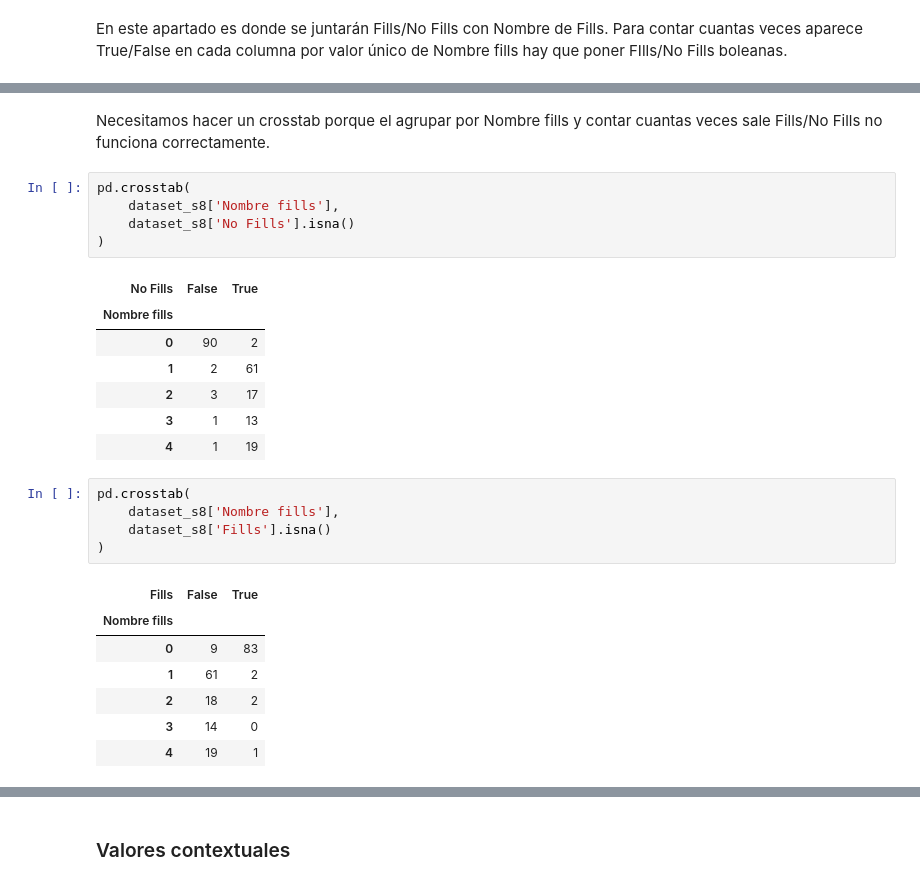
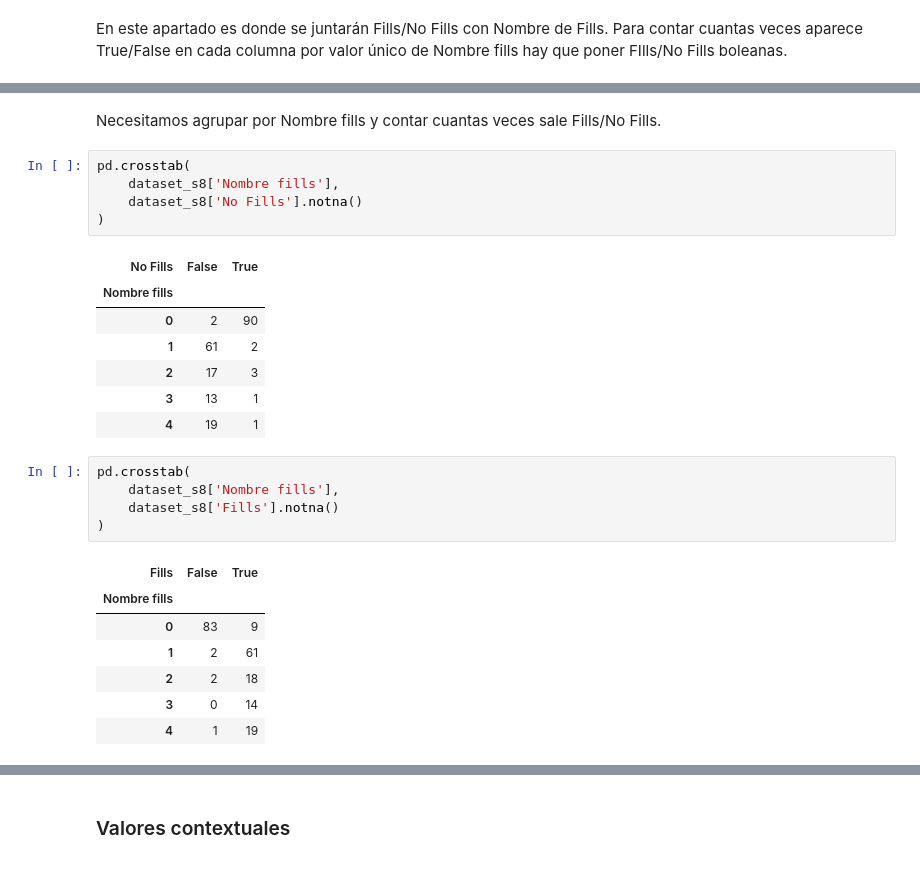
Before and after one commit to noelcarrionmatias/IT_Data, a Jupyter notebook: Especializacion/8_Sprint/ejercicios_s8.ipynb, the cells around one changed output, grey strips where cells are left out. Cells and saved outputs as stored; diff of their text form.

```diff
--- a/Especializacion/8_Sprint/ejercicios_s8.ipynb
+++ b/Especializacion/8_Sprint/ejercicios_s8.ipynb
@@ -1225,30 +1225,30 @@ dataset_s8['No Fills'].unique()
 [nan, 'True']
 Length: 2, dtype: str
 # %% [markdown]
-Necesitamos hacer un crosstab porque el agrupar por Nombre fills y contar cuantas veces sale Fills/No Fills no funciona correctamente.
+Necesitamos agrupar por Nombre fills y contar cuantas veces sale Fills/No Fills.
 # %%
 pd.crosstab(
     dataset_s8['Nombre fills'],
-    dataset_s8['No Fills'].isna()
+    dataset_s8['No Fills'].notna()
 )
 # %% [output]
 | No Fills | False | True |
 | Nombre fills |  |  |
-| 0 | 90 | 2 |
-| 1 | 2 | 61 |
-| 2 | 3 | 17 |
-| 3 | 1 | 13 |
-| 4 | 1 | 19 |
+| 0 | 2 | 90 |
+| 1 | 61 | 2 |
+| 2 | 17 | 3 |
+| 3 | 13 | 1 |
+| 4 | 19 | 1 |
 # %%
 pd.crosstab(
     dataset_s8['Nombre fills'],
-    dataset_s8['Fills'].isna()
+    dataset_s8['Fills'].notna()
 )
 # %% [output]
 | Fills | False | True |
 | Nombre fills |  |  |
-| 0 | 9 | 83 |
-| 1 | 61 | 2 |
-| 2 | 18 | 2 |
-| 3 | 14 | 0 |
-| 4 | 19 | 1 |
+| 0 | 83 | 9 |
+| 1 | 2 | 61 |
+| 2 | 2 | 18 |
+| 3 | 0 | 14 |
+| 4 | 1 | 19 |
```
Also changed, not shown: parts of 61 cells of this notebook.
